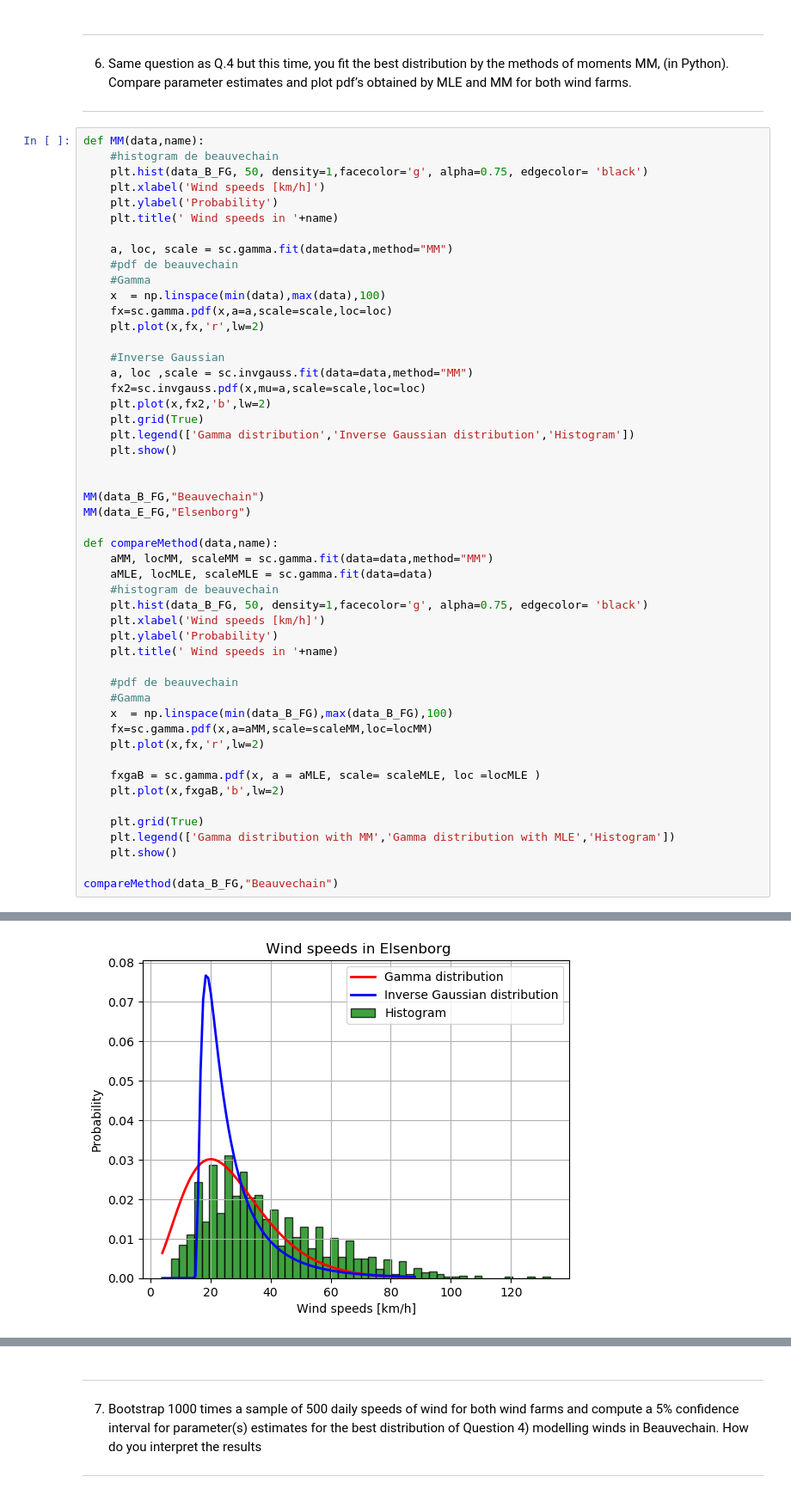
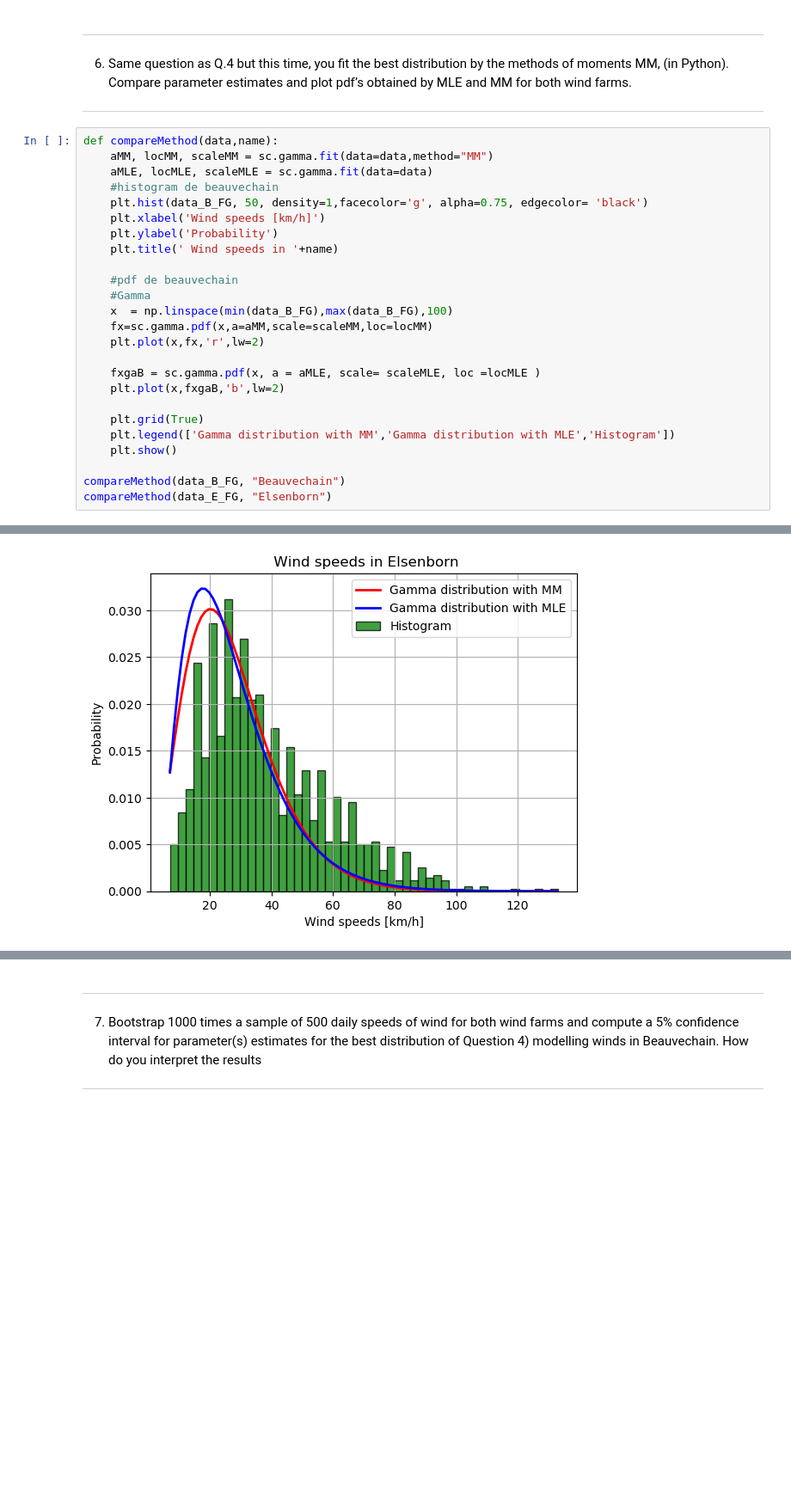
Before and after one commit to Albanedns/Hackathon, a Jupyter notebook: hackathon 1/code/hackathon.ipynb, the cells around one changed output, grey strips where cells are left out. Shown: that part at 86% size. Drawn from its saved outputs; the diff is of its cells as text; blank space fills up the shorter version.

```diff
--- a/hackathon 1/code/hackathon.ipynb
+++ b/hackathon 1/code/hackathon.ipynb
@@ -352,32 +362,6 @@ Comment briefly your results
 
 ------------------------------------------------------------------------------------------------------
 # %%
-def MM(data,name):
-    #histogram de beauvechain
-    plt.hist(data_B_FG, 50, density=1,facecolor='g', alpha=0.75, edgecolor= 'black')
-    plt.xlabel('Wind speeds [km/h]')
-    plt.ylabel('Probability')
-    plt.title(' Wind speeds in '+name)
-
-    a, loc, scale = sc.gamma.fit(data=data,method="MM")
-    #pdf de beauvechain
-    #Gamma
-    x  = np.linspace(min(data),max(data),100)
-    fx=sc.gamma.pdf(x,a=a,scale=scale,loc=loc)
-    plt.plot(x,fx,'r',lw=2)
-
-    #Inverse Gaussian
-    a, loc ,scale = sc.invgauss.fit(data=data,method="MM")
-    fx2=sc.invgauss.pdf(x,mu=a,scale=scale,loc=loc)
-    plt.plot(x,fx2,'b',lw=2)
-    plt.grid(True)
-    plt.legend(['Gamma distribution','Inverse Gaussian distribution','Histogram'])
-    plt.show()
-
-
-MM(data_B_FG,"Beauvechain")
-MM(data_E_FG,"Elsenborg")
-
 def compareMethod(data,name):
     aMM, locMM, scaleMM = sc.gamma.fit(data=data,method="MM")
     aMLE, locMLE, scaleMLE = sc.gamma.fit(data=data)
@@ -400,5 +384,6 @@ def compareMethod(data,name):
     plt.legend(['Gamma distribution with MM','Gamma distribution with MLE','Histogram'])
     plt.show()
 
-compareMethod(data_B_FG,"Beauvechain")
+compareMethod(data_B_FG, "Beauvechain")
+compareMethod(data_E_FG, "Elsenborn")
 # %% [output]
@@ -406 +391 @@ compareMethod(data_B_FG,"Beauvechain")
-[figure, old version]
+[figure, new version]
```
Also changed, not shown: parts of 2 cells of this notebook.
